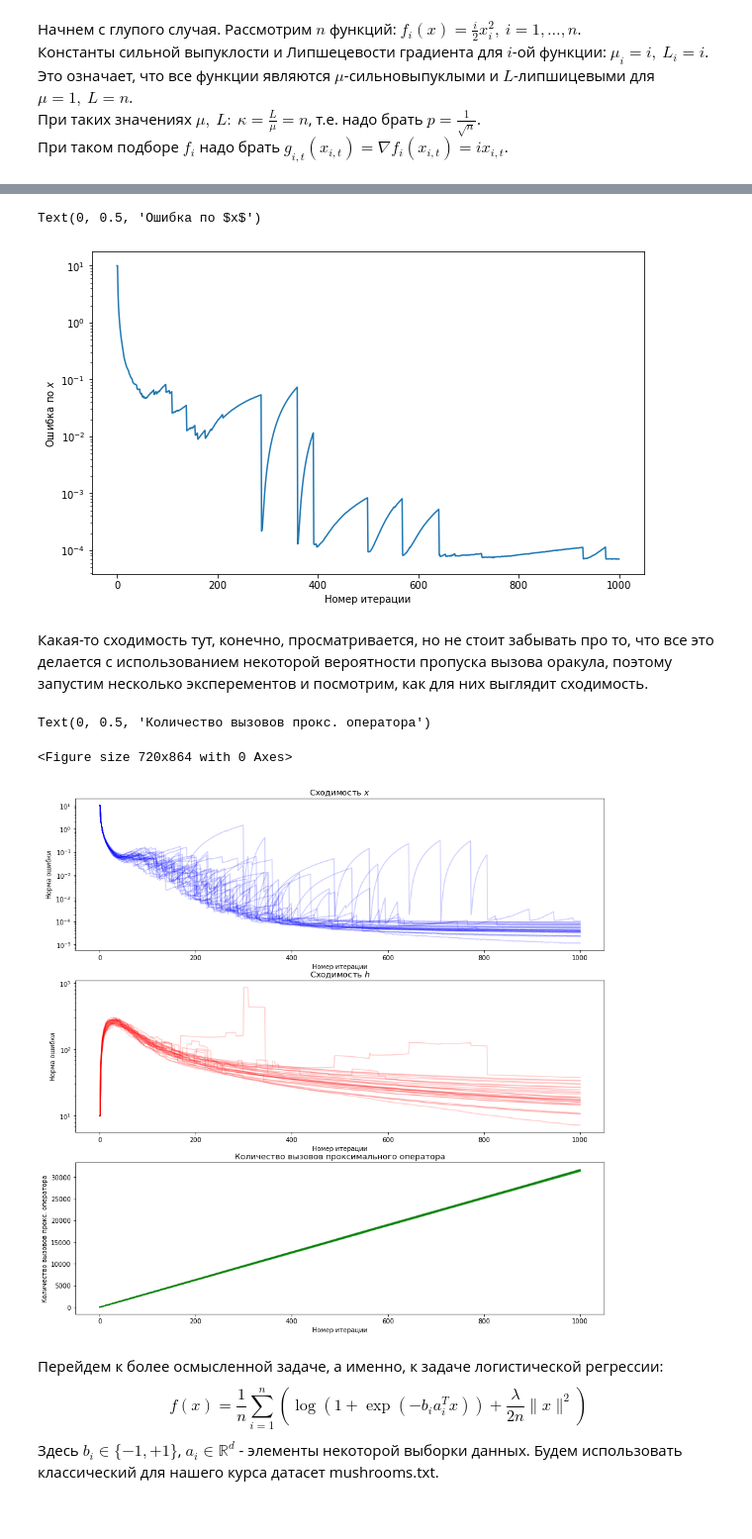
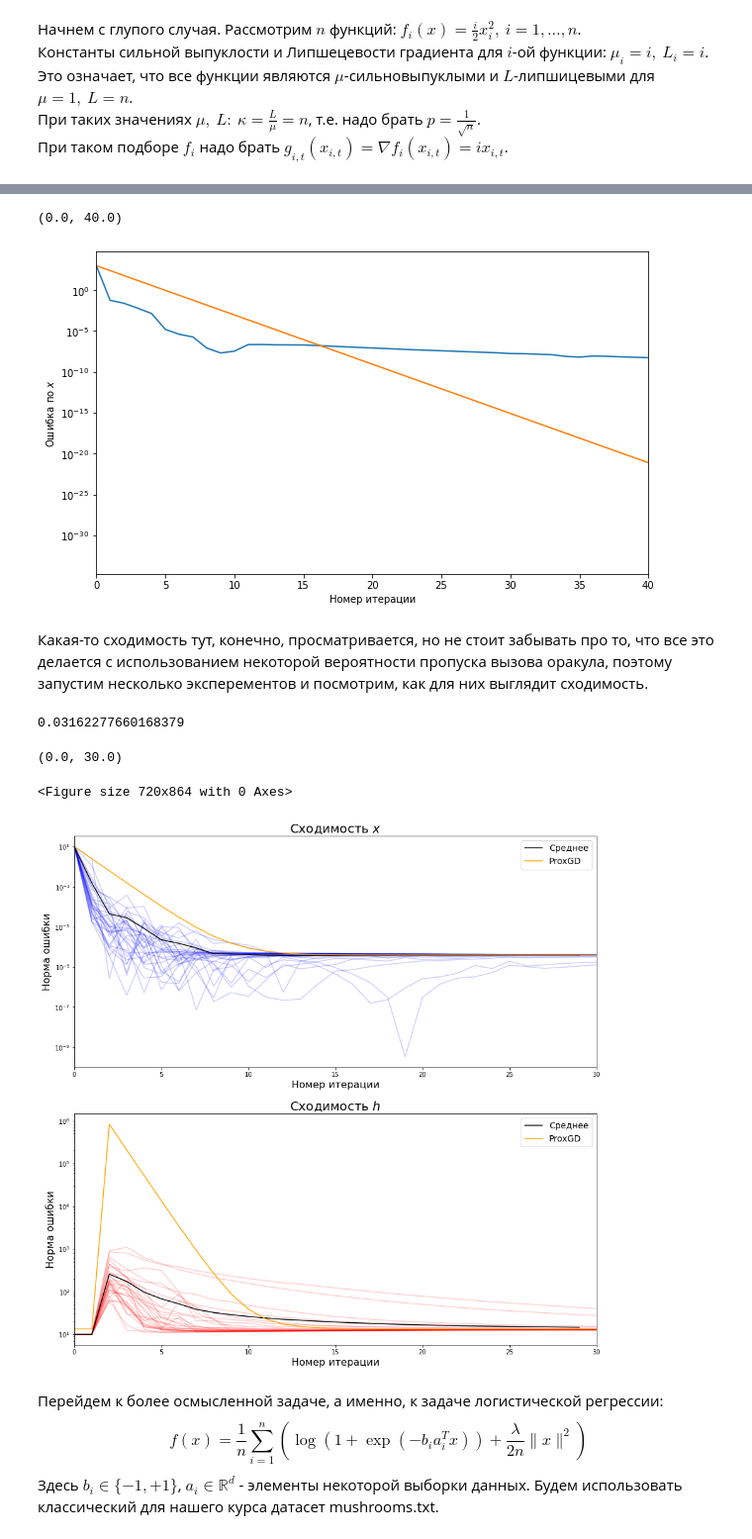
Before and after one commit to KseniyaShestakova/ProxSkip, a Jupyter notebook: ProxSkip.ipynb, the cells around one changed output, grey strips where cells are left out. Shown at 99% size. Saved outputs shown, nothing was run; the diff lists cells and outputs as text; code cells hidden in the pictures.

```diff
--- a/ProxSkip.ipynb
+++ b/ProxSkip.ipynb
@@ -146,12 +156,14 @@ L = n
 gamma = 1 / L
 p = 1 / np.sqrt(n)
 
-x0 = np.linspace(0.1, 0.1, n)
-h0 = np.linspace(0.1, 0.1, n)
+x0 = np.linspace(1, 1, n)
+h0 = np.linspace(0, 0, n)
 
-T = 1000
+T = 30
 # %%
 def g(x):
     return x * np.linspace(1, n, n)
 # %%
-xs, hs, ps = Scaffnew(gamma, p, x0, h0, T, g)
+T = 10000
+xs, hs, ps, gs = Scaffnew(gamma, p, x0, h0, T, g)
+xs_lgd, hs_lgd, ps_lgd, gs_lgd = Scaffnew(gamma, 1, x0, h0, T, g)
@@ -167,53 +189,78 @@ x_err, h_err, psi = calc_errors(xs, hs, gamma, p)
 # %%
 plt.figure(figsize=(10, 6))
 
-plt.plot(x_err)
+plt.plot(ps, x_err, label='Scaffnew')
+plt.plot(ps_lgd, x_err_lgd, label='Local GD')
 plt.yscale('log')
 plt.xlabel('Номер итерации')
 plt.ylabel(r'Ошибка по $x$')
+plt.xlim(0, 40)
 # %% [output]
-Text(0, 0.5, 'Ошибка по $x$')
+(0.0, 40.0)
-[figure, old version]
+[figure, new version]
 # %% [markdown]
 Какая-то сходимость тут, конечно, просматривается, но не стоит забывать про то, что все это делается с использованием некоторой вероятности пропуска вызова оракула, поэтому запустим несколько эксперементов и посмотрим, как для них выглядит сходимость.
+# %%
+print(p)
+# %% [output]
+0.03162277660168379
 # %%
 num_exp = 30
-T = 1000
+T = 3000
 
 plt.figure(figsize=(10, 12))
 
-fig, axs = plt.subplots(nrows=3, ncols=1, figsize=(15, 15))
+fig, axs = plt.subplots(nrows=2, ncols=1, figsize=(15, 15))
 
+its = 30
+
+x_err_trend = np.linspace(0, 0, its)
+h_err_trend = np.linspace(0, 0, its)
 
 
 for i in range(num_exp):
     x0 = np.linspace(0.1, 0.1, n)
     h0 = np.linspace(0.1, 0.1, n)
 
-    xs, hs, ps = Scaffnew(gamma, p, x0, h0, T, g)
+    xs, hs, ps, gs = Scaffnew(gamma, p, x0, h0, T, g)
 
     x_err, h_err, psi = calc_errors(xs, hs, gamma, p)
-
-    axs[0].plot(x_err, alpha=0.2, color='blue')
-    axs[1].plot(h_err, alpha=0.2, color='red')
-    axs[2].plot(ps, alpha=0.2, color='green')
+    x_err_trend += x_err[:its]
+    h_err_trend += h_err[:its]
 
 
-axs[0].set_title(r'Сходимость $x$', fontsize=13)
-axs[1].set_title(r'Сходимость $h$', fontsize=13)
-axs[2].set_title(r'Количество вызовов проксимального оператора', fontsize=13)
+    axs[0].plot(ps, x_err, alpha=0.2, color='blue')
+    axs[1].plot(ps, h_err, alpha=0.2, color='red')
+
+axs[0].plot(x_err_trend / num_exp, color='black', label='Среднее')
+axs[1].plot(h_err_trend / num_exp, color='black', label='Среднее')
+
+
+axs[0].set_title(r'Сходимость $x$', fontsize=20)
+axs[1].set_title(r'Сходимость $h$', fontsize=20)
 
 for i in range(2):
     axs[i].set_yscale('log')
-    axs[i].set_xlabel('Номер итерации')
-    axs[i].set_ylabel('Норма ошибки')
+    axs[i].set_xlabel('Номер итерации', fontsize=16)
+    axs[i].set_ylabel('Норма ошибки', fontsize=16)
 
-axs[2].set_xlabel('Номер итерации')
-axs[2].set_ylabel('Количество вызовов прокс. оператора')
+
+
+
+xs_lgd, hs_lgd, ps_lgd, gs_lgd = Scaffnew(gamma, 1, x0, h0, T, g)
+x_err_lgd, h_err_lgd, psi_lgd = calc_errors(xs_lgd, hs_lgd, gamma, 1)
+axs[0].plot(ps_lgd, x_err_lgd, color='orange', label='ProxGD')
+axs[1].plot(ps_lgd, h_err_lgd, color='orange', label='ProxGD')
+
+axs[0].legend(fontsize=14)
+axs[1].legend(fontsize=14)
+
+axs[0].set_xlim(0, its)
+axs[1].set_xlim(0, its)
 # %% [output]
-Text(0, 0.5, 'Количество вызовов прокс. оператора')
+(0.0, 30.0)
 <Figure size 720x864 with 0 Axes>
-[figure, old version]
+[figure, new version]
 # %% [markdown]
 Перейдем к более осмысленной задаче, а именно, к задаче логистической регрессии:
 $$ f(x) = \frac1n \sum\limits_{i=1}^{n} \left(\log(1 + \exp(-b_i a_i^T x)) + \frac{\lambda}{2n} \| x \|^2 \right) $$
```
Also changed, not shown: parts of 21 cells of this notebook.
